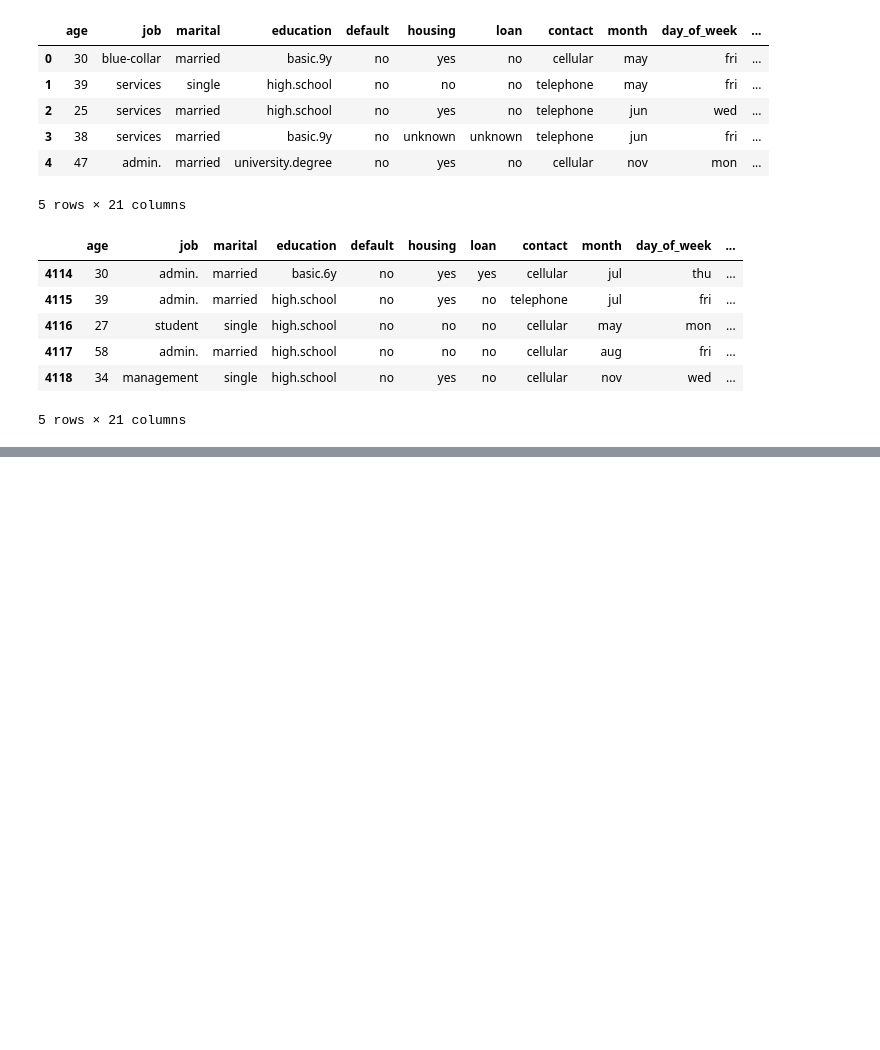
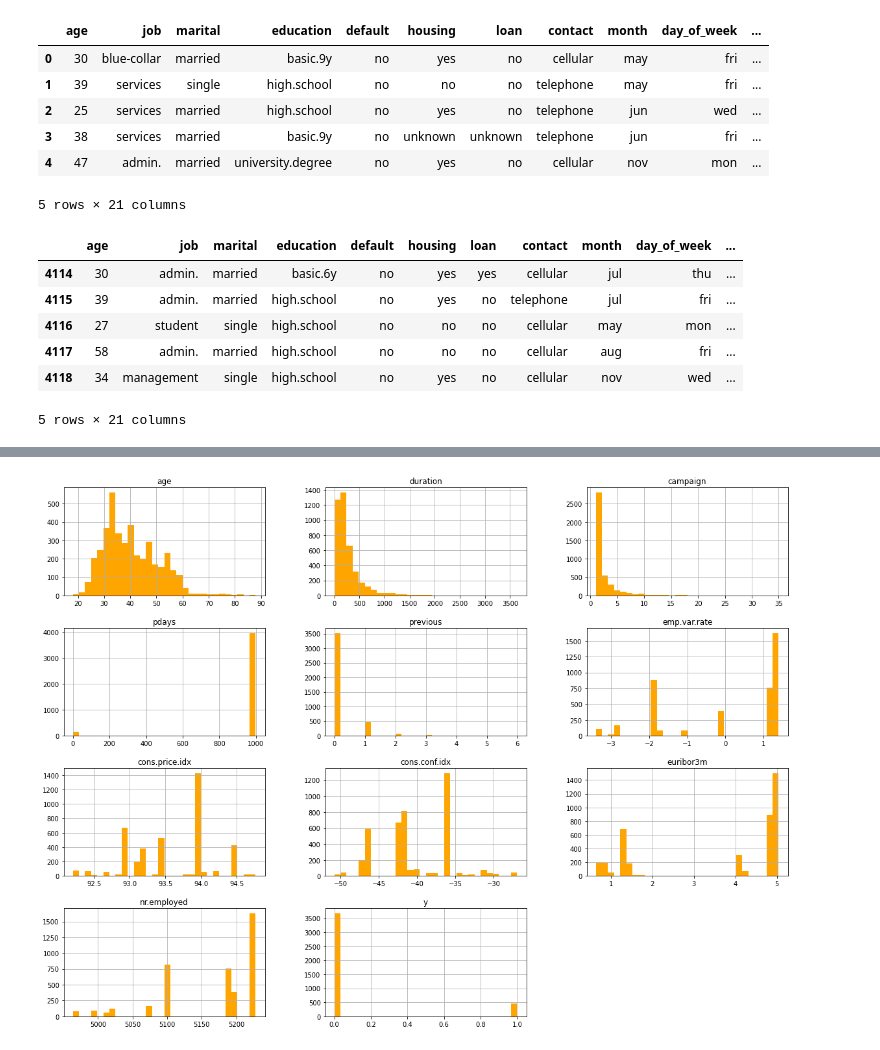
Before and after one commit to Manoharjha333/EDA, a Jupyter notebook: bank_eda.ipynb, the cells around one changed output, grey strips where cells are left out. Saved outputs shown, nothing was run; the diff lists cells and outputs as text; code cells hidden in the pictures; blank space fills up the shorter version.

```diff
--- a/bank_eda.ipynb
+++ b/bank_eda.ipynb
@@ -37,0 +237,7 @@ df.tail()
+# %%
+df.hist(color = "orange",
+        bins = 30,
+        figsize = (20, 15))
+plt.show()
+# %% [output]
+[figure, added]
```
Also changed, not shown: parts of 25 cells of this notebook.
